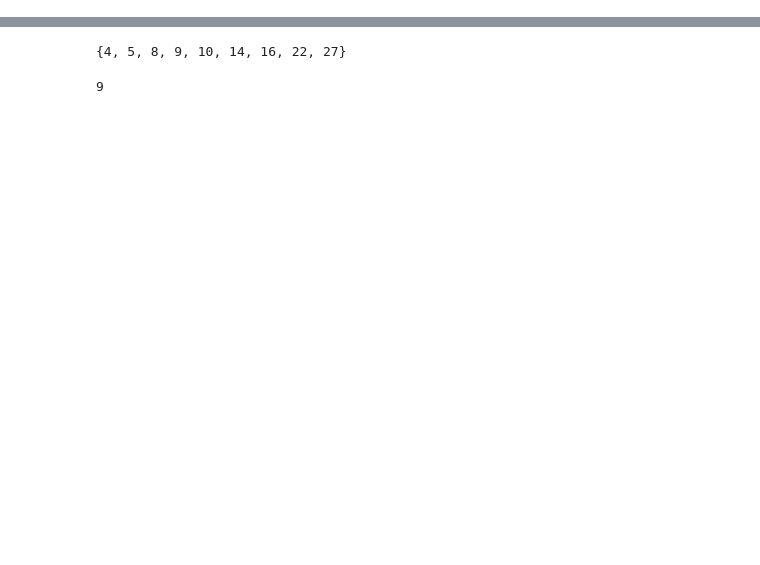
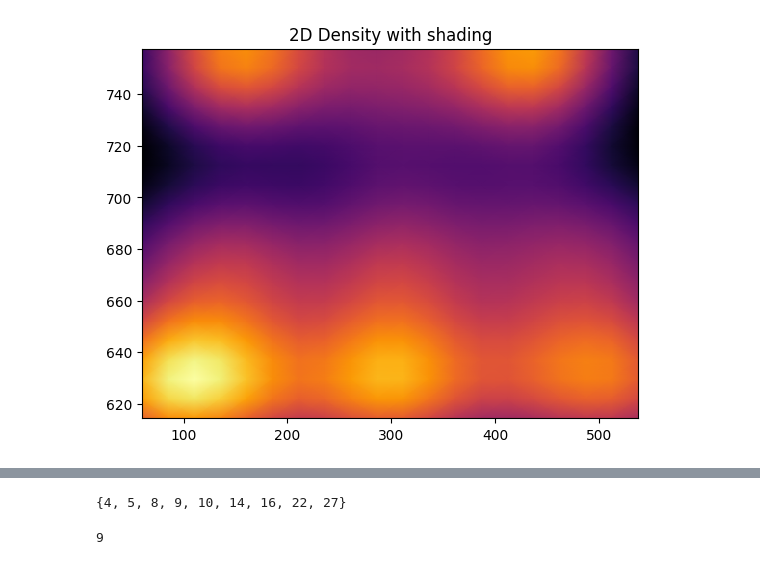
Before and after one commit to bledoux2002/Hackathon_2024, a Jupyter notebook: match-reports/existing-match-reports-code/parse_shot_locs.ipynb, the cells around one changed output, grey strips where cells are left out. Cells and saved outputs as stored; diff of their text form; code cells hidden in the pictures; blank space fills up the shorter version.

```diff
--- a/match-reports/existing-match-reports-code/parse_shot_locs.ipynb
+++ b/match-reports/existing-match-reports-code/parse_shot_locs.ipynb
@@ -469,0 +463,19 @@ plt.show()
+# %%
+x = np.array(x)
+y = np.array(y)
+
+data = np.vstack([x, y])
+
+nbins = 20
+
+k = gaussian_kde(data)
+xi, yi = np.mgrid[x.min():x.max():nbins*1j, y.min():y.max():nbins*1j]
+zi = k(np.vstack([xi.flatten(), yi.flatten()]))
+
+# add shading
+plt.figure()
+plt.title('2D Density with shading')
+plt.pcolormesh(xi, yi, zi.reshape(xi.shape), shading='gouraud', cmap='inferno')
+plt.show()
+# %% [output]
+[figure, added]
```
Also changed, not shown: parts of 10 cells of this notebook.
